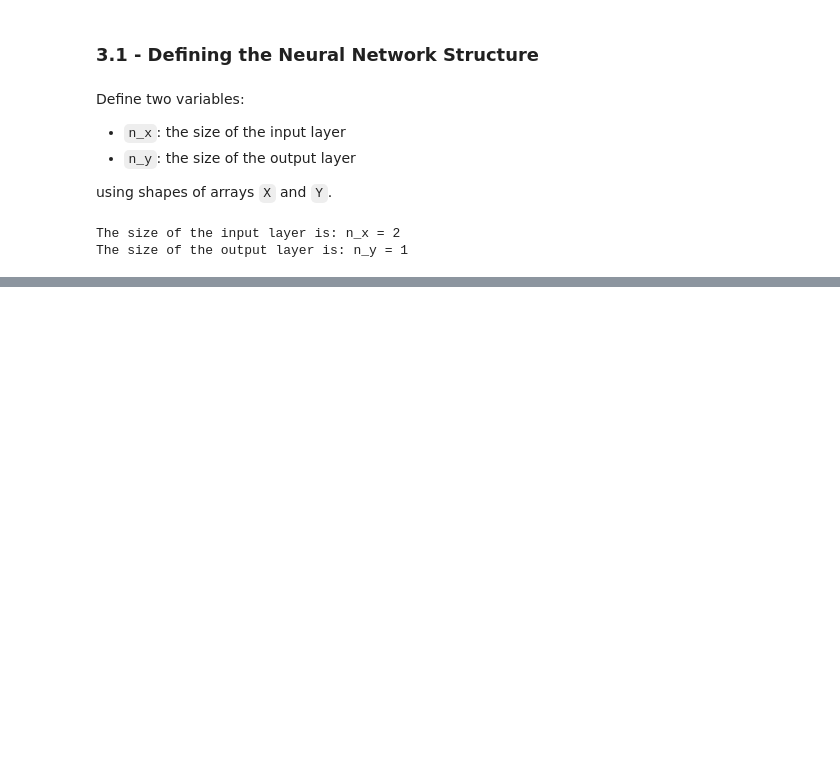
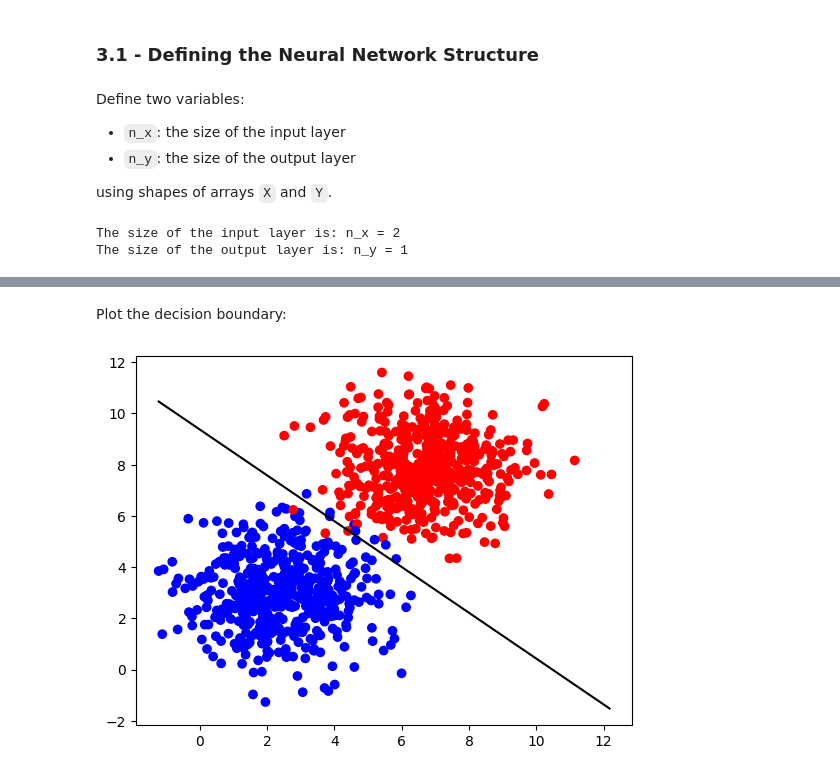
Before and after one commit to AkanchhaChoudhary/Mathematics-for-Machine-Learning-and-Data-Science, a Jupyter notebook: Course-2 Calculus for Machine Learning and Data Science/Week-3/C2_W3_Lab.ipynb, the cells around one changed output, grey strips where cells are left out. Cells and saved outputs as stored; diff of their text form; code cells hidden in the pictures; blank space fills up the shorter version.

```diff
--- a/Course-2 Calculus for Machine Learning and Data Science/Week-3/C2_W3_Lab.ipynb
+++ b/Course-2 Calculus for Machine Learning and Data Science/Week-3/C2_W3_Lab.ipynb
@@ -1016,0 +1394,6 @@ The size of the output layer is: n_y = 1
+# %% [markdown]
+Plot the decision boundary:
+# %%
+plot_decision_boundary(X_larger, Y_larger, parameters_larger)
+# %% [output]
+[figure, added]
```
Also changed, not shown: parts of 32 cells of this notebook, 1 other file.
